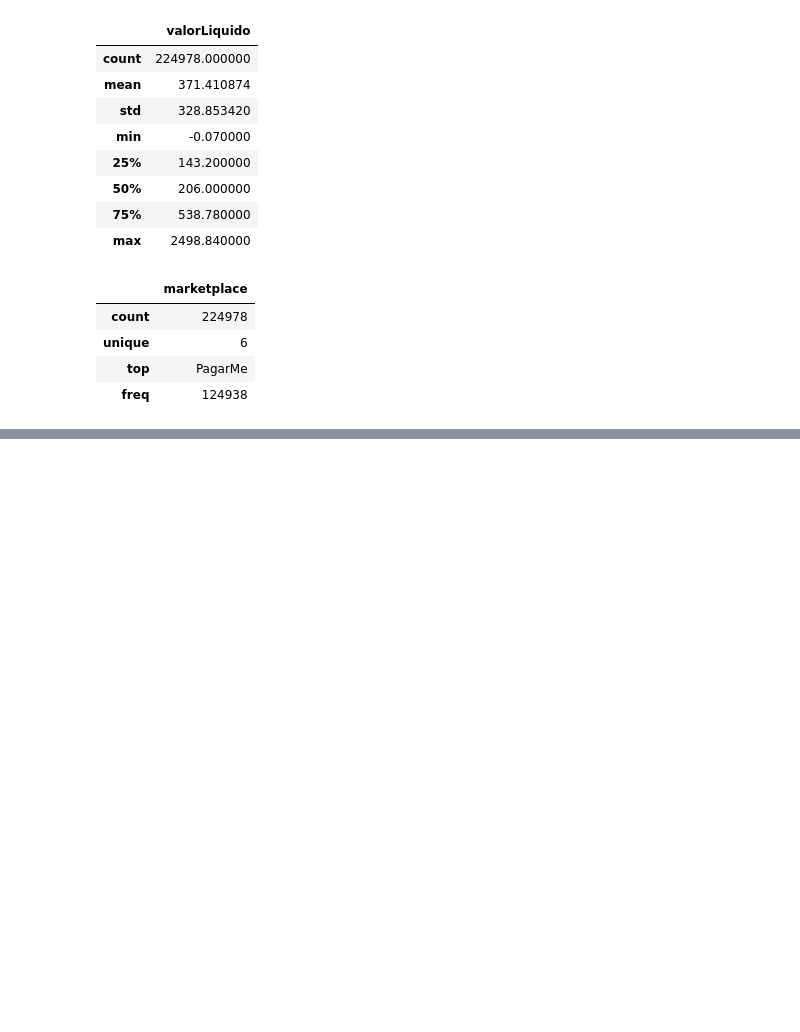
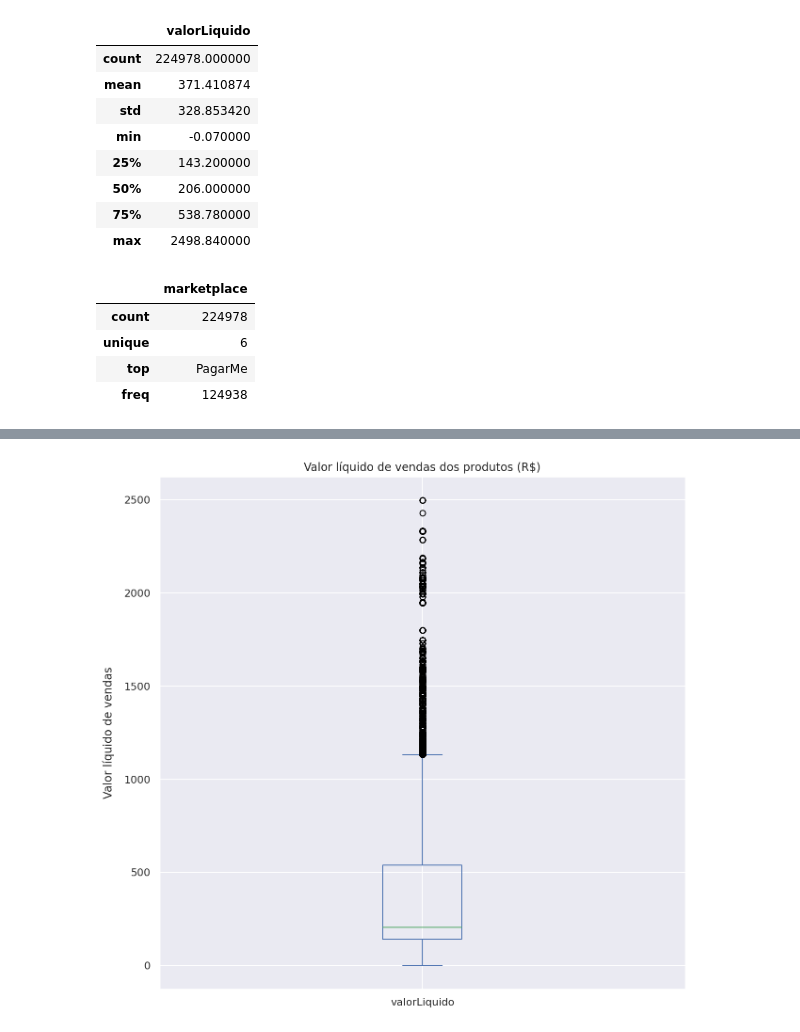
Before and after one commit to LuanaLeite/trabalho-individual, a Jupyter notebook: Entrega_1_Luana_Leite.ipynb, the cells around one changed output, grey strips where cells are left out. Saved outputs shown, nothing was run; the diff lists cells and outputs as text; code cells hidden in the pictures; blank space fills up the shorter version.

```diff
--- a/Entrega_1_Luana_Leite.ipynb
+++ b/Entrega_1_Luana_Leite.ipynb
@@ -178,0 +308,14 @@ df.describe().T
+# %%
+ax = df[['valorLiquido']].plot(
+    kind='box',
+    grid=True,
+    figsize=(10, 10),
+
+)
+
+ax.set_ylabel('Valor líquido de vendas')
+ax.set_title('Valor líquido de vendas dos produtos (R$)')
+
+plt.show()
+# %% [output]
+[figure, added]
```
Also changed, not shown: parts of 20 cells of this notebook.
